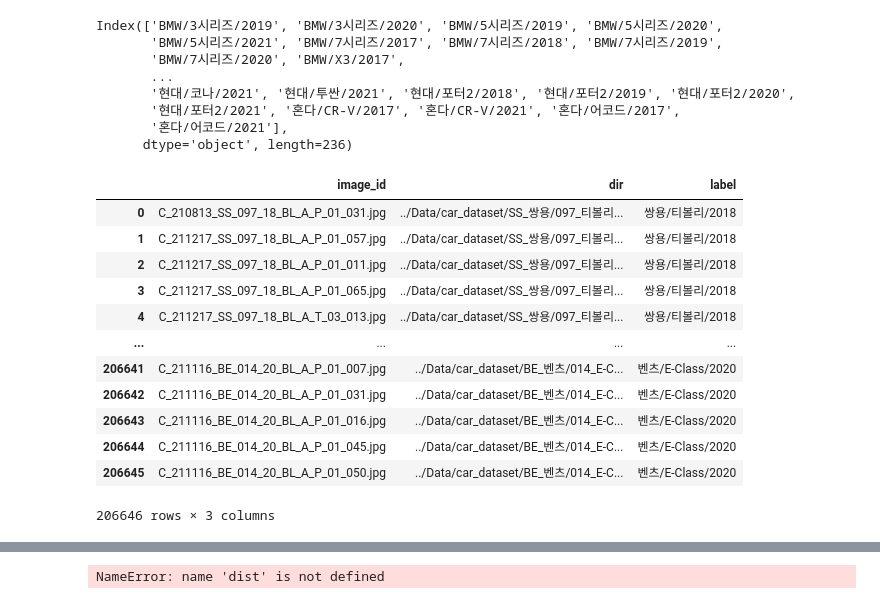
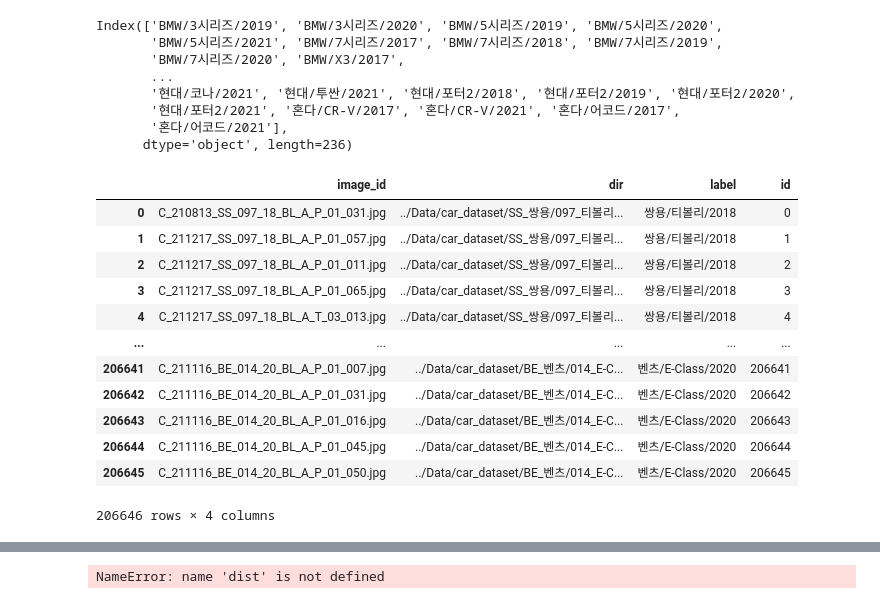
Before and after one commit to hojunking/KD_models, a Jupyter notebook: classification_train.ipynb, the cells around one changed output, grey strips where cells are left out. Drawn from its saved outputs; the diff is of its cells as text; code cells hidden in the pictures.

```diff
--- a/classification_train.ipynb
+++ b/classification_train.ipynb
@@ -177,22 +168,23 @@ Index(['BMW/3시리즈/2019', 'BMW/3시리즈/2020', 'BMW/5시리즈/2019', 'BMW
 # %%
 # 해당 라벨과 일치하는 인덱스(열) 삭제
 for i in range(len(low_data)):
     idx = train[train['label'] == low_data[i]].index
     train.drop(idx, inplace=True)
 train.reset_index(inplace=True, drop=True)
+train['id'] = train.index
 train
 # idx
 # %% [output]
-|  | image_id | dir | label |
-| 0 | C_210813_SS_097_18_BL_A_P_01_031.jpg | ../Data/car_dataset/SS_쌍용/097_티볼리... | 쌍용/티볼리/2018 |
-| 1 | C_211217_SS_097_18_BL_A_P_01_057.jpg | ../Data/car_dataset/SS_쌍용/097_티볼리... | 쌍용/티볼리/2018 |
-| 2 | C_211217_SS_097_18_BL_A_P_01_011.jpg | ../Data/car_dataset/SS_쌍용/097_티볼리... | 쌍용/티볼리/2018 |
-| 3 | C_211217_SS_097_18_BL_A_P_01_065.jpg | ../Data/car_dataset/SS_쌍용/097_티볼리... | 쌍용/티볼리/2018 |
-| 4 | C_211217_SS_097_18_BL_A_T_03_013.jpg | ../Data/car_dataset/SS_쌍용/097_티볼리... | 쌍용/티볼리/2018 |
-| ... | ... | ... | ... |
-| 206641 | C_211116_BE_014_20_BL_A_P_01_007.jpg | ../Data/car_dataset/BE_벤츠/014_E-C... | 벤츠/E-Class/2020 |
-| 206642 | C_211116_BE_014_20_BL_A_P_01_031.jpg | ../Data/car_dataset/BE_벤츠/014_E-C... | 벤츠/E-Class/2020 |
-| 206643 | C_211116_BE_014_20_BL_A_P_01_016.jpg | ../Data/car_dataset/BE_벤츠/014_E-C... | 벤츠/E-Class/2020 |
-| 206644 | C_211116_BE_014_20_BL_A_P_01_045.jpg | ../Data/car_dataset/BE_벤츠/014_E-C... | 벤츠/E-Class/2020 |
-| 206645 | C_211116_BE_014_20_BL_A_P_01_050.jpg | ../Data/car_dataset/BE_벤츠/014_E-C... | 벤츠/E-Class/2020 |
+|  | image_id | dir | label | id |
+| 0 | C_210813_SS_097_18_BL_A_P_01_031.jpg | ../Data/car_dataset/SS_쌍용/097_티볼리... | 쌍용/티볼리/2018 | 0 |
+| 1 | C_211217_SS_097_18_BL_A_P_01_057.jpg | ../Data/car_dataset/SS_쌍용/097_티볼리... | 쌍용/티볼리/2018 | 1 |
+| 2 | C_211217_SS_097_18_BL_A_P_01_011.jpg | ../Data/car_dataset/SS_쌍용/097_티볼리... | 쌍용/티볼리/2018 | 2 |
+| 3 | C_211217_SS_097_18_BL_A_P_01_065.jpg | ../Data/car_dataset/SS_쌍용/097_티볼리... | 쌍용/티볼리/2018 | 3 |
+| 4 | C_211217_SS_097_18_BL_A_T_03_013.jpg | ../Data/car_dataset/SS_쌍용/097_티볼리... | 쌍용/티볼리/2018 | 4 |
+| ... | ... | ... | ... | ... |
+| 206641 | C_211116_BE_014_20_BL_A_P_01_007.jpg | ../Data/car_dataset/BE_벤츠/014_E-C... | 벤츠/E-Class/2020 | 206641 |
+| 206642 | C_211116_BE_014_20_BL_A_P_01_031.jpg | ../Data/car_dataset/BE_벤츠/014_E-C... | 벤츠/E-Class/2020 | 206642 |
+| 206643 | C_211116_BE_014_20_BL_A_P_01_016.jpg | ../Data/car_dataset/BE_벤츠/014_E-C... | 벤츠/E-Class/2020 | 206643 |
+| 206644 | C_211116_BE_014_20_BL_A_P_01_045.jpg | ../Data/car_dataset/BE_벤츠/014_E-C... | 벤츠/E-Class/2020 | 206644 |
+| 206645 | C_211116_BE_014_20_BL_A_P_01_050.jpg | ../Data/car_dataset/BE_벤츠/014_E-C... | 벤츠/E-Class/2020 | 206645 |
-206646 rows × 3 columns
+206646 rows × 4 columns
```
Also changed, not shown: parts of 11 cells of this notebook, 3 other files.
